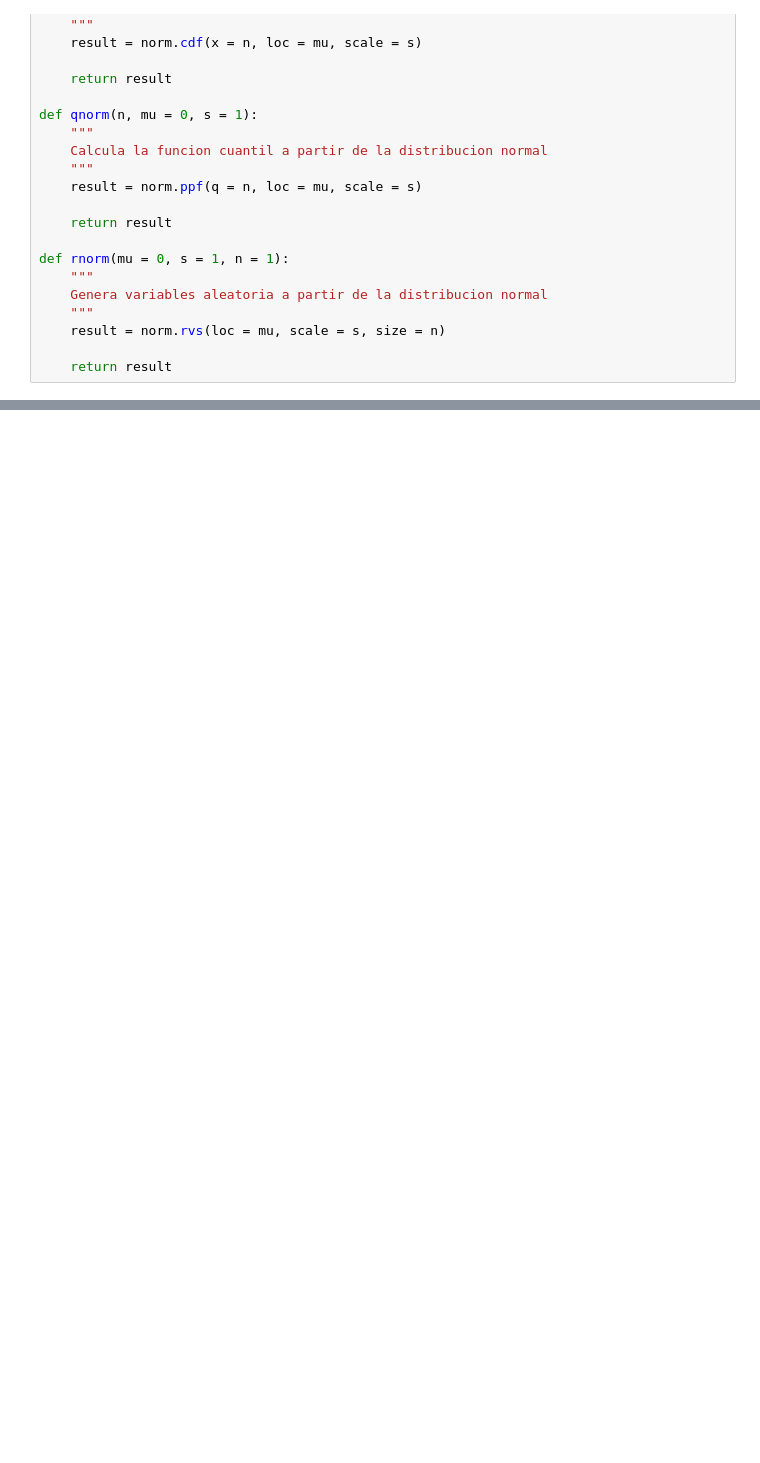
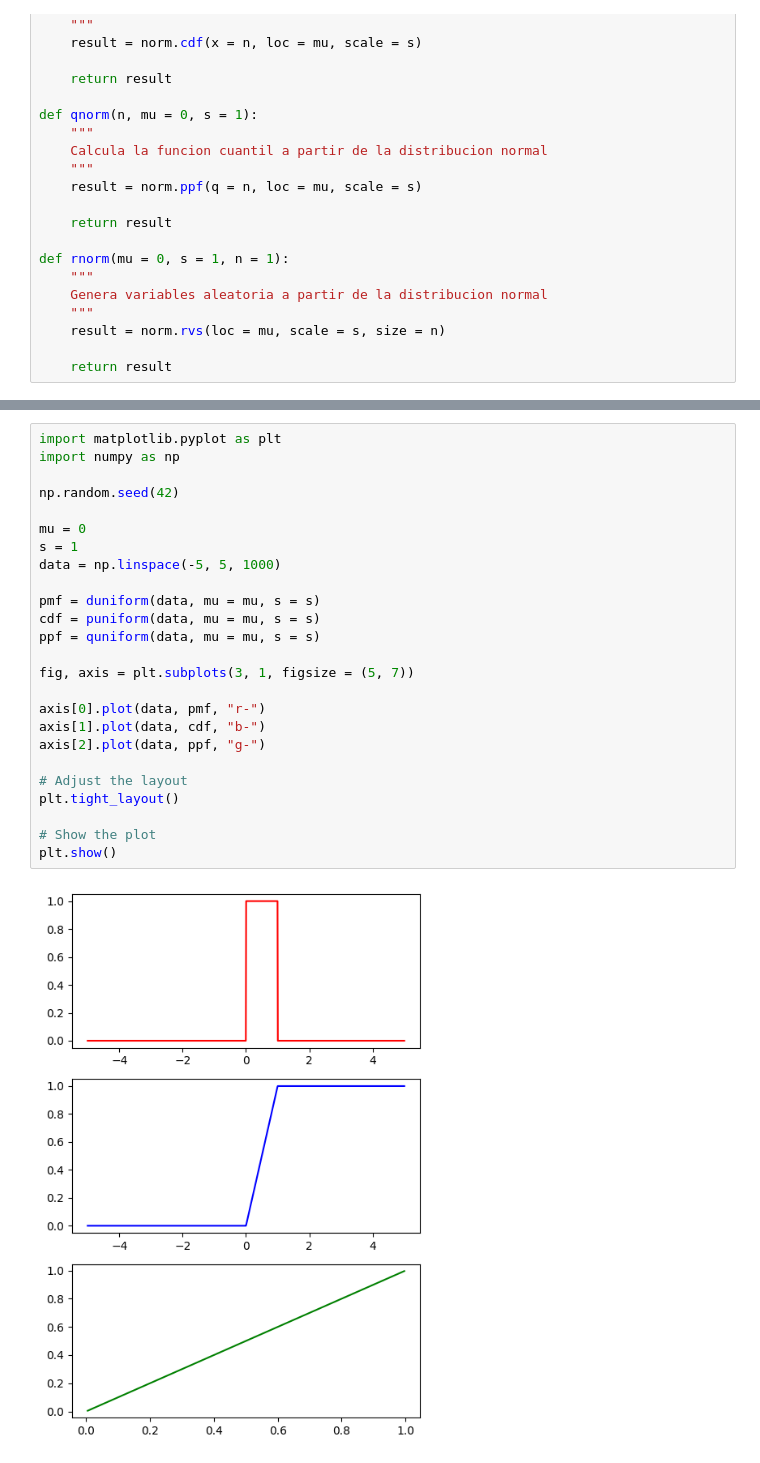
Before and after one commit to emilceinfante/probability-distribution-exercises-project-with-python, a Jupyter notebook: notebook/problems.es.ipynb, the cells around one changed output, grey strips where cells are left out. Drawn from its saved outputs; the diff is of its cells as text; blank space fills up the shorter version.

```diff
--- a/notebook/problems.es.ipynb
+++ b/notebook/problems.es.ipynb
@@ -148,0 +183,27 @@ plt.show()
+# %%
+import matplotlib.pyplot as plt
+import numpy as np
+
+np.random.seed(42)
+
+mu = 0
+s = 1
+data = np.linspace(-5, 5, 1000)
+
+pmf = duniform(data, mu = mu, s = s)
+cdf = puniform(data, mu = mu, s = s)
+ppf = quniform(data, mu = mu, s = s)
+
+fig, axis = plt.subplots(3, 1, figsize = (5, 7))
+
+axis[0].plot(data, pmf, "r-")
+axis[1].plot(data, cdf, "b-")
+axis[2].plot(data, ppf, "g-")
+
+# Adjust the layout
+plt.tight_layout()
+
+# Show the plot
+plt.show()
+# %% [output]
+[figure, added]
```
Also changed, not shown: parts of 2 cells of this notebook.
